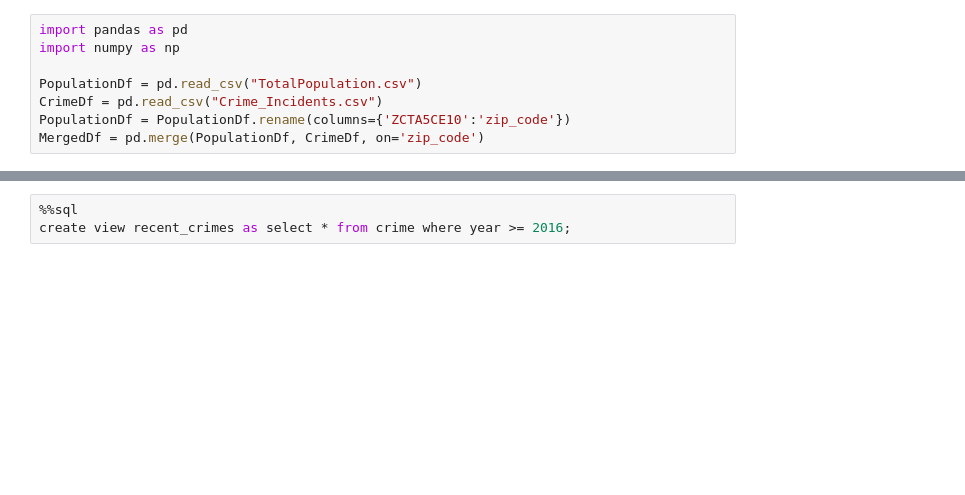
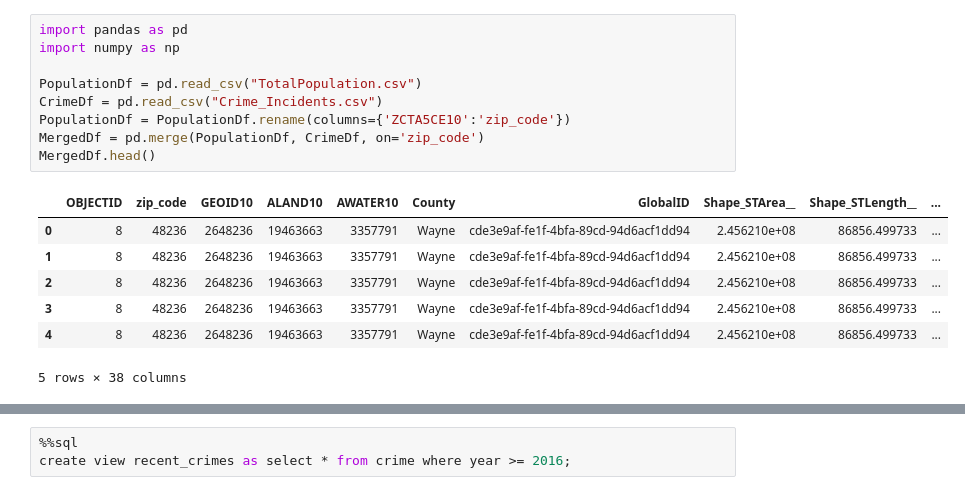
Before and after one commit to maryvogler/si330finalproject, a Jupyter notebook: FinalProject.ipynb, the cells around one changed output, grey strips where cells are left out. Cells and saved outputs as stored; diff of their text form; blank space fills up the shorter version.

```diff
--- a/FinalProject.ipynb
+++ b/FinalProject.ipynb
@@ -1,11 +1,20 @@
 # %%
 import pandas as pd
 import numpy as np
 
 PopulationDf = pd.read_csv("TotalPopulation.csv")
 CrimeDf = pd.read_csv("Crime_Incidents.csv")
 PopulationDf = PopulationDf.rename(columns={'ZCTA5CE10':'zip_code'})
 MergedDf = pd.merge(PopulationDf, CrimeDf, on='zip_code')
+MergedDf.head()
+# %% [output]
+|  | OBJECTID | zip_code | GEOID10 | ALAND10 | AWATER10 | County | GlobalID | Shape_STArea__ | Shape_STLength__ | ... |
+| 0 | 8 | 48236 | 2648236 | 19463663 | 3357791 | Wayne | cde3e9af-fe1f-4bfa-89cd-94d6acf1dd94 | 2.456210e+08 | 86856.499733 | ... |
+| 1 | 8 | 48236 | 2648236 | 19463663 | 3357791 | Wayne | cde3e9af-fe1f-4bfa-89cd-94d6acf1dd94 | 2.456210e+08 | 86856.499733 | ... |
+| 2 | 8 | 48236 | 2648236 | 19463663 | 3357791 | Wayne | cde3e9af-fe1f-4bfa-89cd-94d6acf1dd94 | 2.456210e+08 | 86856.499733 | ... |
+| 3 | 8 | 48236 | 2648236 | 19463663 | 3357791 | Wayne | cde3e9af-fe1f-4bfa-89cd-94d6acf1dd94 | 2.456210e+08 | 86856.499733 | ... |
+| 4 | 8 | 48236 | 2648236 | 19463663 | 3357791 | Wayne | cde3e9af-fe1f-4bfa-89cd-94d6acf1dd94 | 2.456210e+08 | 86856.499733 | ... |
+5 rows × 38 columns
 # %%
 %load_ext sql
 %sql postgres://jovyan:si330studentuser@localhost:5432/si330
```
Also changed, not shown: parts of 6 cells of this notebook, 3 other files.
